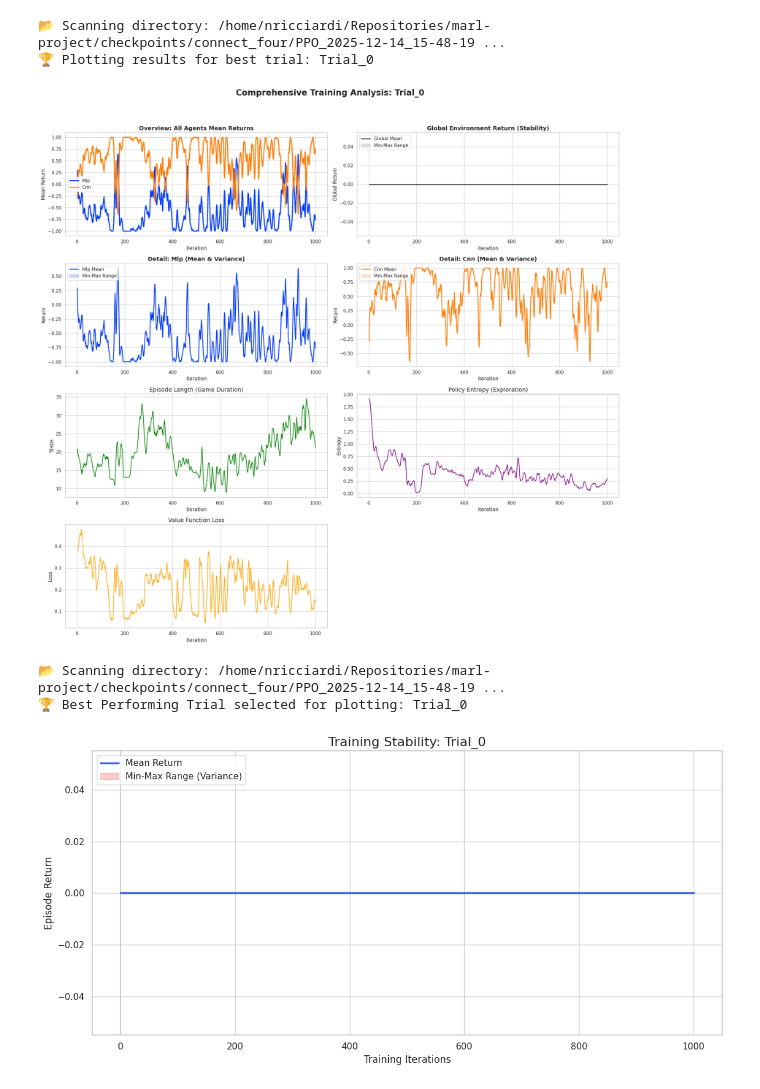
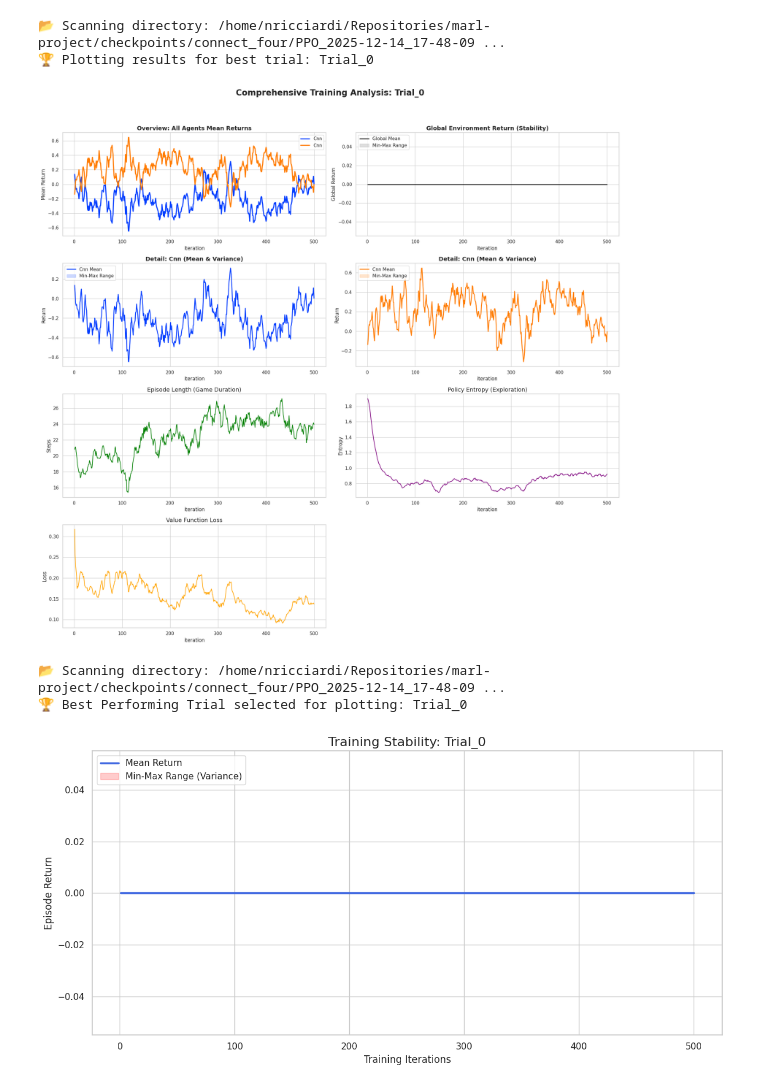
Before and after one commit to nricciardi/marl-project, a Jupyter notebook: src/evaluate/eval_training.ipynb, the cells around one changed output. Drawn from its saved outputs; the diff is of its cells as text; code cells hidden in the pictures.

```diff
--- a/src/evaluate/eval_training.ipynb
+++ b/src/evaluate/eval_training.ipynb
@@ -2,7 +2,7 @@
 # --- CONFIGURATION ---
 # Path to the main directory containing all experiment subfolders
 # Example: "/root/ray_results/PPO_CooperativePong_Experiment_Name"
-GRID_SEARCH_DIR = "/home/nricciardi/Repositories/marl-project/checkpoints/connect_four/PPO_2025-12-14_15-48-19"
+GRID_SEARCH_DIR = "/home/nricciardi/Repositories/marl-project/checkpoints/connect_four/PPO_2025-12-14_17-48-09"
 # %%
 import os
 import json
@@ -238,36 +238,36 @@ class TrainingDashboard:
 
         # VF Loss
         if "vf_loss_smooth" in df_plot.columns and plot_idx < len(ax_flat):
             ax = ax_flat[plot_idx]
             sns.lineplot(data=df_plot, x="iteration", y="vf_loss_smooth", ax=ax, color="orange")
             ax.set_title("Value Function Loss", fontsize=14)
             ax.set_ylabel("Loss")
             plot_idx += 1
 
         # Clear empty subplots
         for j in range(plot_idx, len(ax_flat)):
             ax_flat[j].axis('off')
 
         plt.tight_layout(rect=[0, 0.03, 1, 0.95])
         plt.show()
 
 # --- EXECUTION ---
 
 # Example mapping (Optional)
 MY_AGENT_MAPPING = {
     "player_0": "CNN",
-    "player_1": "MLP"
+    "player_1": "CNN"
 }
 
 if 'GRID_SEARCH_DIR' in locals():
     dashboard = TrainingDashboard(GRID_SEARCH_DIR, agent_names=MY_AGENT_MAPPING)
     dashboard.plot_dashboard()
 else:
     print("⚠️ Please define 'GRID_SEARCH_DIR' first.")
 # %% [output]
-📂 Scanning directory: /home/nricciardi/Repositories/marl-project/checkpoints/connect_four/PPO_2025-12-14_15-48-19 ...
+📂 Scanning directory: /home/nricciardi/Repositories/marl-project/checkpoints/connect_four/PPO_2025-12-14_17-48-09 ...
 🏆 Plotting results for best trial: Trial_0
-[figure, old version]
+[figure, new version]
 # %%
 import os
 import json
@@ -383,6 +383,6 @@ if df is not None:
 else:
     print("❌ No data found.")
 # %% [output]
-📂 Scanning directory: /home/nricciardi/Repositories/marl-project/checkpoints/connect_four/PPO_2025-12-14_15-48-19 ...
+📂 Scanning directory: /home/nricciardi/Repositories/marl-project/checkpoints/connect_four/PPO_2025-12-14_17-48-09 ...
 🏆 Best Performing Trial selected for plotting: Trial_0
 [figure]
```
Also changed, not shown: 17 other files.
